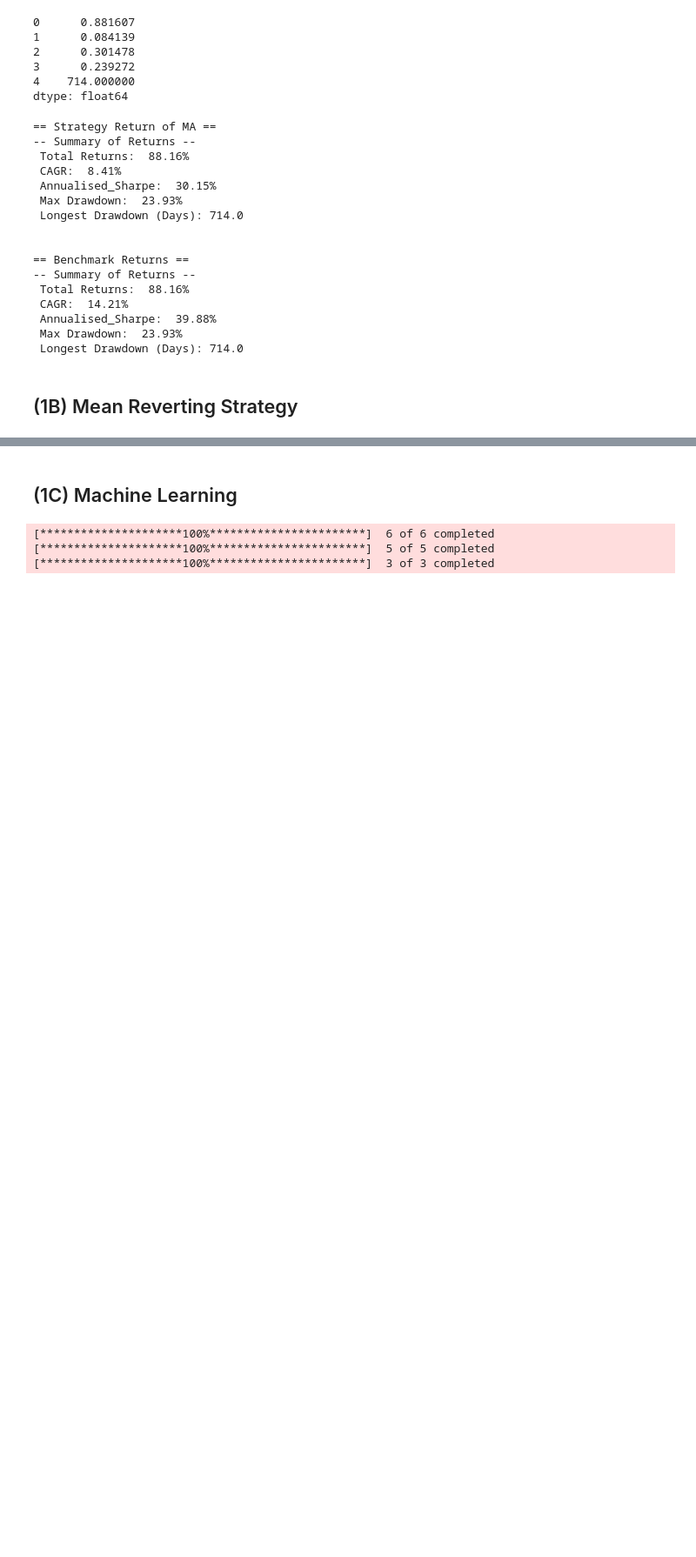
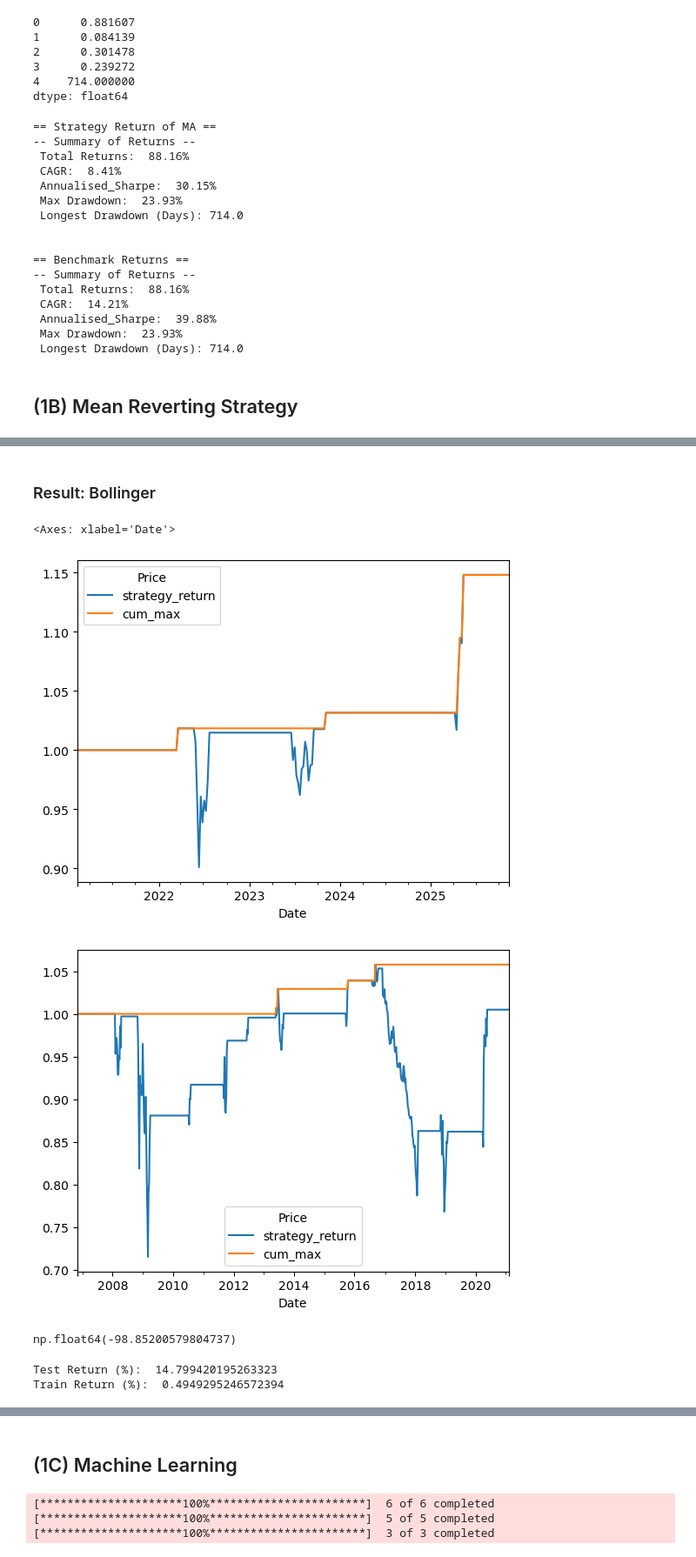
Before and after one commit to Gregtwl/GrpAssignment, a Jupyter notebook: Assignment_Harmonised.ipynb, the cells around one changed output, grey strips where cells are left out. Shown at 87% size. Drawn from its saved outputs; the diff is of its cells as text; code cells hidden in the pictures; blank space fills up the shorter version.

```diff
--- a/Assignment_Harmonised.ipynb
+++ b/Assignment_Harmonised.ipynb
@@ -1146,0 +1195,27 @@ def compute_returns(
+# %%
+def compute_drawdown(old_df:pd.DataFrame) -> pd.DataFrame:
+    df = old_df.copy()
+
+    df['cum_max'] =\
+    (
+        df['strategy_return']
+        .cummax()
+    )
+
+    df['drawdown'] = \
+    (
+        df['cum_max'] -
+        df['strategy_return']
+    )
+    df['in_drawdown'] =\
+    (
+        df['cum_max'] !=
+        df['strategy_return']
+    )
+
+    return df
+# %%
+spy_train_data_bollinger = \
+    (
+        compute_drawdown(spy_train_data_bollinger)
+    )
@@ -1146,0 +1250,8 @@ def compute_returns(
+# %%
+spy_test_data_bollinger =\
+(
+    spy_test_data_bollinger
+    .pipe(generate_signals)
+    .pipe(compute_strategy_return)
+    .pipe(compute_drawdown)
+)
@@ -1146,0 +1275,22 @@ def compute_returns(
+# %% [markdown]
+### Result: Bollinger
+# %%
+spy_test_data_bollinger[['strategy_return','cum_max']].plot()
+spy_train_data_bollinger[['strategy_return','cum_max']].plot()
+# %% [output]
+<Axes: xlabel='Date'>
+[figure, added]
+[figure, added]
+# %%
+(spy_test_data_bollinger.iloc[-1,-4]
+-1
+*100)
+# %% [output]
+np.float64(-98.85200579804737)
+# %%
+print(
+    'Test Return (%): ',(spy_test_data_bollinger.iloc[-1,-4]-1) *100,'\n'
+    'Train Return (%): ',(spy_train_data_bollinger.iloc[-1,-4] -1) *100)
+# %% [output]
+Test Return (%):  14.799420195263323
+Train Return (%):  0.4949295246572394
```
Also changed, not shown: parts of 50 cells of this notebook.
